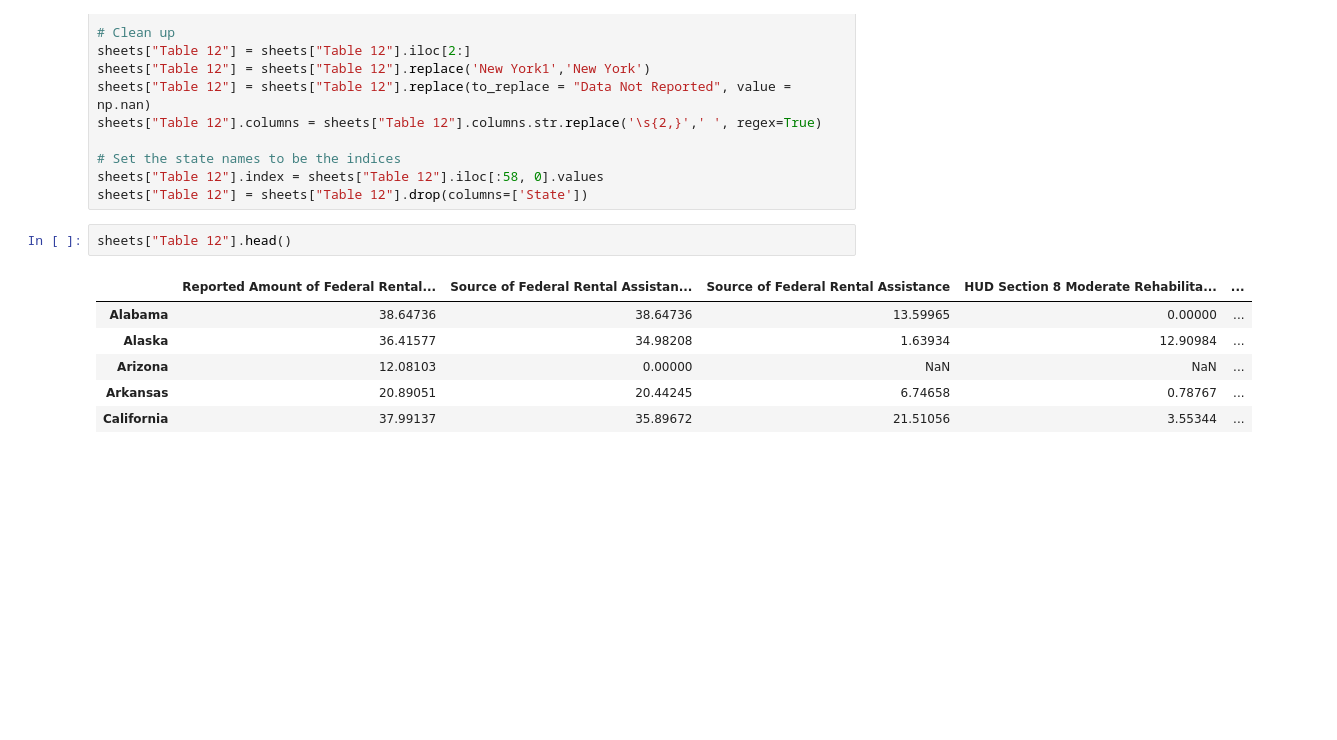
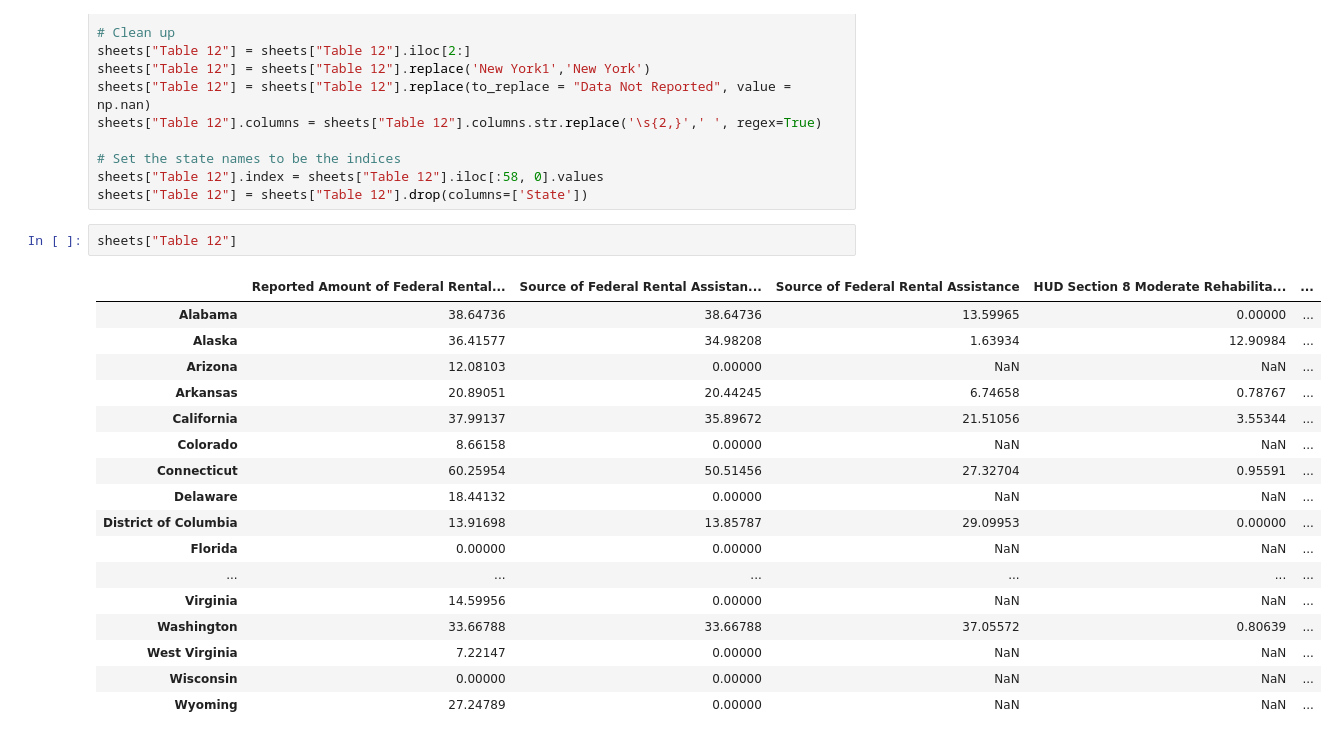
Before and after one commit to samuelscheffler/Housing-Data-Analysis, a Jupyter notebook: table-8-12.ipynb, the cells around one changed output. Drawn from its saved outputs; the diff is of its cells as text; blank space fills up the shorter version.

```diff
--- a/table-8-12.ipynb
+++ b/table-8-12.ipynb
@@ -116,11 +127,22 @@ sheets["Table 12"].columns = sheets["Table 12"].columns.str.replace('\s{2,}',' '
 sheets["Table 12"].index = sheets["Table 12"].iloc[:58, 0].values
 sheets["Table 12"] = sheets["Table 12"].drop(columns=['State'])
 # %%
-sheets["Table 12"].head()
+sheets["Table 12"]
 # %% [output]
 |  | Reported Amount of Federal Rental... | Source of Federal Rental Assistan... | Source of Federal Rental Assistance | HUD Section 8 Moderate Rehabilita... | ... |
 | Alabama | 38.64736 | 38.64736 | 13.59965 | 0.00000 | ... |
 | Alaska | 36.41577 | 34.98208 | 1.63934 | 12.90984 | ... |
 | Arizona | 12.08103 | 0.00000 | NaN | NaN | ... |
 | Arkansas | 20.89051 | 20.44245 | 6.74658 | 0.78767 | ... |
 | California | 37.99137 | 35.89672 | 21.51056 | 3.55344 | ... |
+| Colorado | 8.66158 | 0.00000 | NaN | NaN | ... |
+| Connecticut | 60.25954 | 50.51456 | 27.32704 | 0.95591 | ... |
+| Delaware | 18.44132 | 0.00000 | NaN | NaN | ... |
+| District of Columbia | 13.91698 | 13.85787 | 29.09953 | 0.00000 | ... |
+| Florida | 0.00000 | 0.00000 | NaN | NaN | ... |
+| ... | ... | ... | ... | ... | ... |
+| Virginia | 14.59956 | 0.00000 | NaN | NaN | ... |
+| Washington | 33.66788 | 33.66788 | 37.05572 | 0.80639 | ... |
+| West Virginia | 7.22147 | 0.00000 | NaN | NaN | ... |
+| Wisconsin | 0.00000 | 0.00000 | NaN | NaN | ... |
+| Wyoming | 27.24789 | 0.00000 | NaN | NaN | ... |
```
Also changed, not shown: parts of 5 cells of this notebook.
